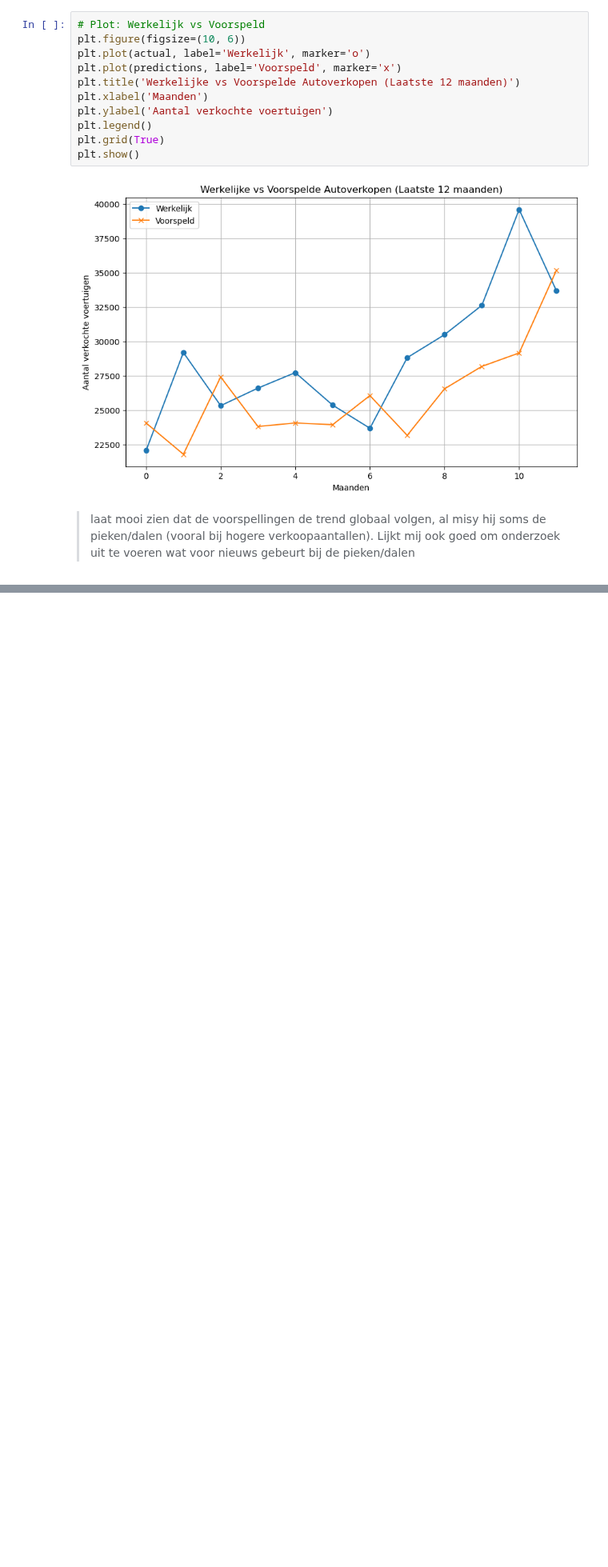
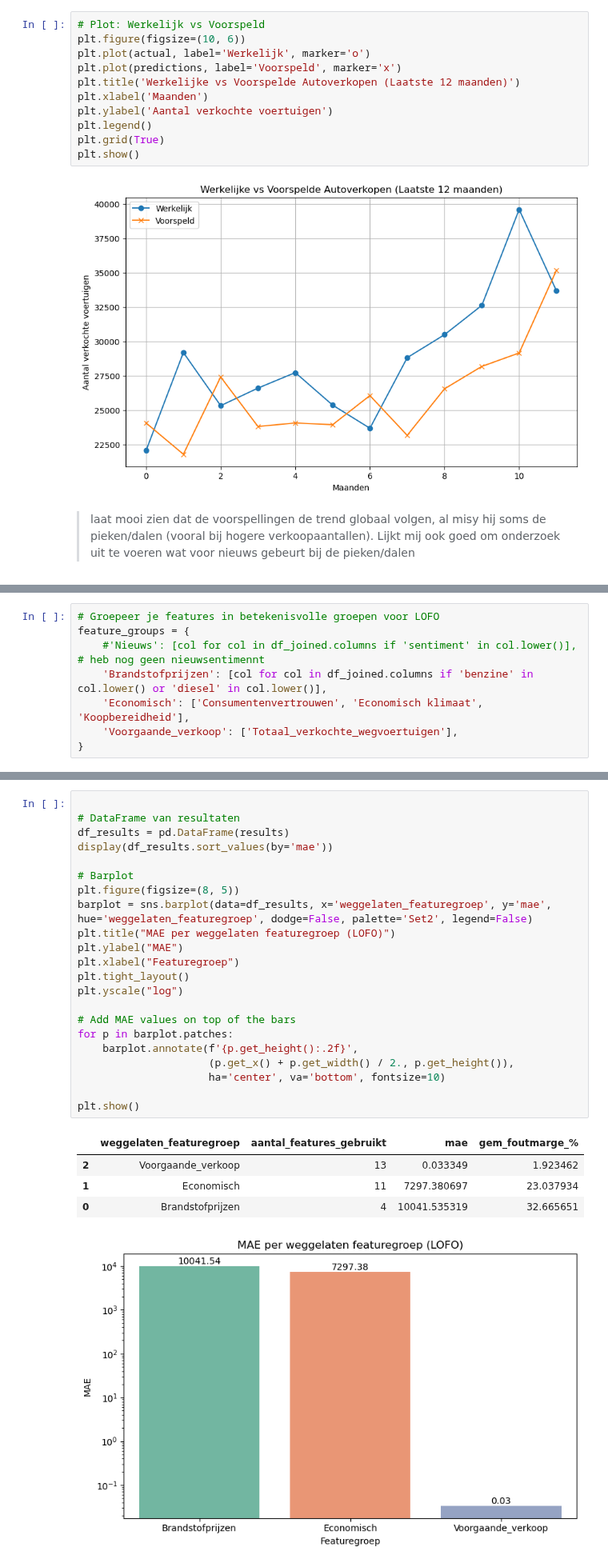
Before and after one commit to DylanHaaz/Tryhard, a Jupyter notebook: Nieuwe_Code/xgboost_car_sales_forecasting_draf.ipynb, the cells around one changed output, grey strips where cells are left out. Shown at 80% size. Cells and saved outputs as stored; diff of their text form; blank space fills up the shorter version.

Commit message:
LOFO toegepast, moet nog gechecked worden

```diff
--- a/Nieuwe_Code/xgboost_car_sales_forecasting_draf.ipynb
+++ b/Nieuwe_Code/xgboost_car_sales_forecasting_draf.ipynb
@@ -173,0 +218,8 @@ https://elicit.com/review/34f86fac-9b35-4237-9b80-24816323e242
+# %%
+# Groepeer je features in betekenisvolle groepen voor LOFO
+feature_groups = {
+    #'Nieuws': [col for col in df_joined.columns if 'sentiment' in col.lower()], # heb nog geen nieuwsentimennt
+    'Brandstofprijzen': [col for col in df_joined.columns if 'benzine' in col.lower() or 'diesel' in col.lower()],
+    'Economisch': ['Consumentenvertrouwen', 'Economisch klimaat', 'Koopbereidheid'],
+    'Voorgaande_verkoop': ['Totaal_verkochte_wegvoertuigen'],
+}
@@ -173,0 +297,28 @@ https://elicit.com/review/34f86fac-9b35-4237-9b80-24816323e242
+# %%
+
+# DataFrame van resultaten
+df_results = pd.DataFrame(results)
+display(df_results.sort_values(by='mae'))
+
+# Barplot
+plt.figure(figsize=(8, 5))
+barplot = sns.barplot(data=df_results, x='weggelaten_featuregroep', y='mae', hue='weggelaten_featuregroep', dodge=False, palette='Set2', legend=False)
+plt.title("MAE per weggelaten featuregroep (LOFO)")
+plt.ylabel("MAE")
+plt.xlabel("Featuregroep")
+plt.tight_layout()
+plt.yscale("log")
+
+# Add MAE values on top of the bars
+for p in barplot.patches:
+    barplot.annotate(f'{p.get_height():.2f}',
+                     (p.get_x() + p.get_width() / 2., p.get_height()),
+                     ha='center', va='bottom', fontsize=10)
+
+plt.show()
+# %% [output]
+|  | weggelaten_featuregroep | aantal_features_gebruikt | mae | gem_foutmarge_% |
+| 2 | Voorgaande_verkoop | 13 | 0.033349 | 1.923462 |
+| 1 | Economisch | 11 | 7297.380697 | 23.037934 |
+| 0 | Brandstofprijzen | 4 | 10041.535319 | 32.665651 |
+[figure, added]
```
Also changed, not shown: parts of 20 cells of this notebook.
